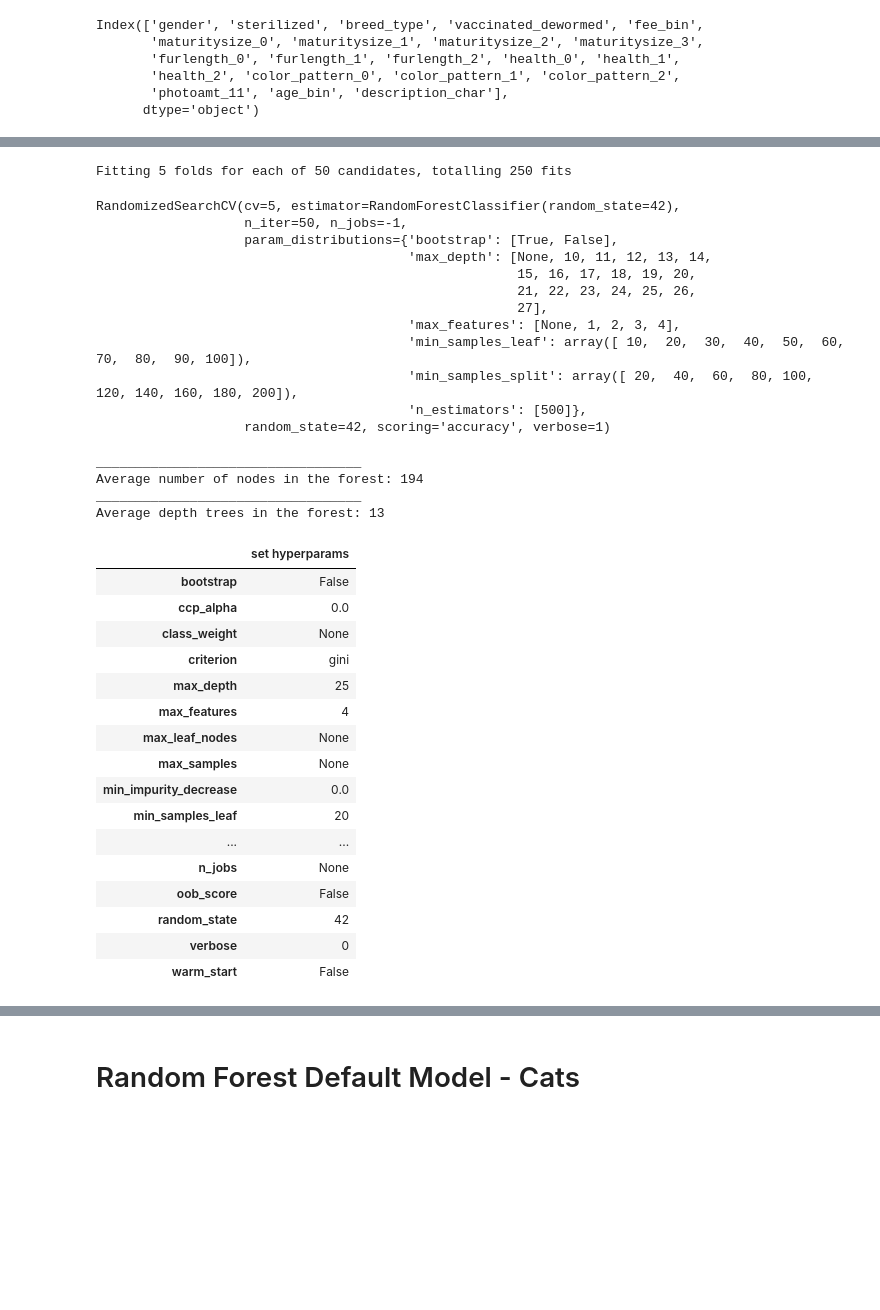
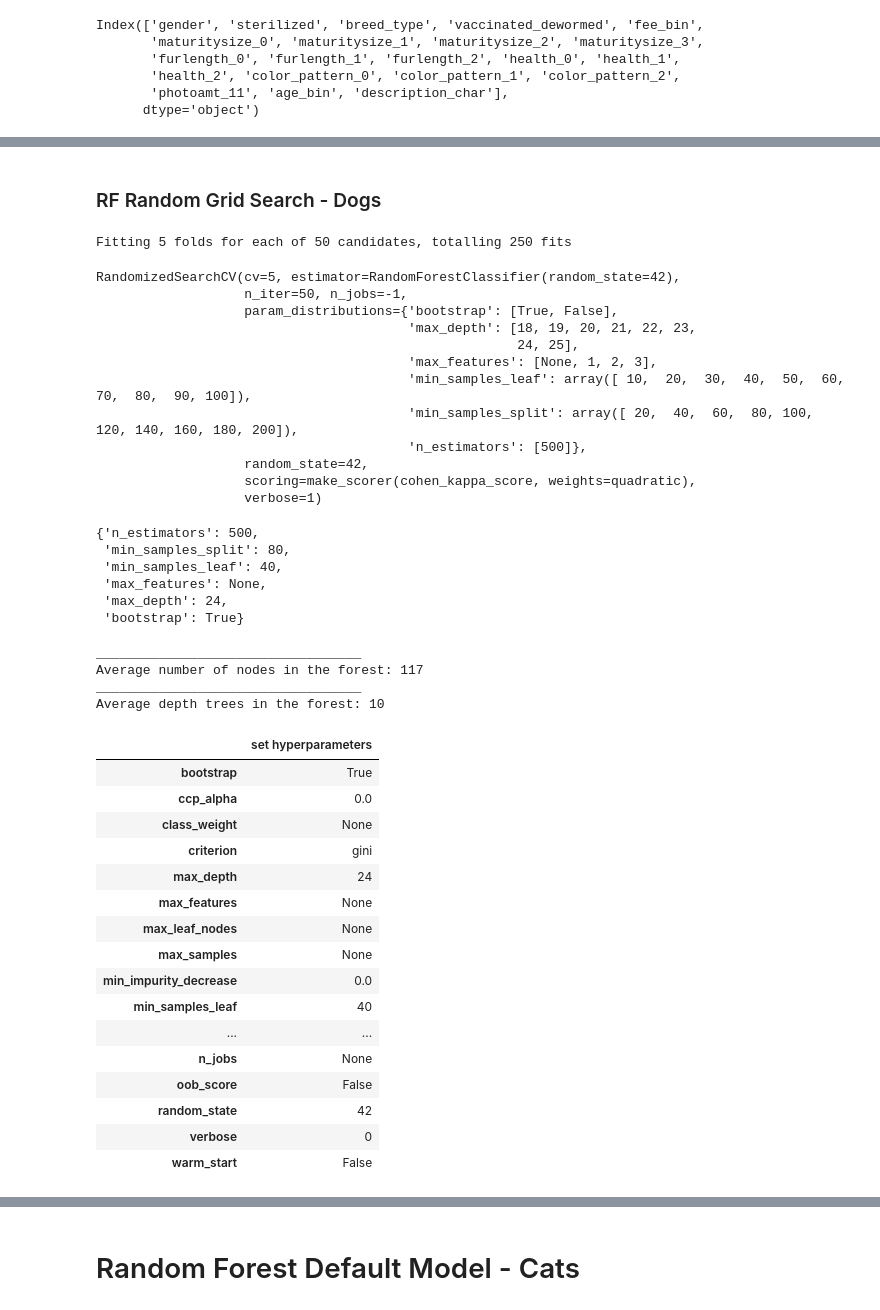
Before and after one commit to LanaCasselmann/ds_capstone_pet_adoptability, a Jupyter notebook: notebooks/forests.ipynb, the cells around one changed output, grey strips where cells are left out. Drawn from its saved outputs; the diff is of its cells as text; code cells hidden in the pictures; blank space fills up the shorter version.

```diff
--- a/notebooks/forests.ipynb
+++ b/notebooks/forests.ipynb
@@ -450,10 +765,14 @@ print(unique, counts)
 # %%
 # read in dogs features and target (4 categories)
 X_train_dogs = pd.read_csv('../data/petfinder-adoption-prediction/train/X_train_dogs_all.csv')
-y_train_dogs_4 = pd.read_csv('../data/petfinder-adoption-prediction/train/y_train_dogs.csv')
+y_train_dogs = pd.read_csv('../data/petfinder-adoption-prediction/train/y_train_dogs.csv')
 
 X_test_dogs = pd.read_csv('../data/petfinder-adoption-prediction/train/X_test_dogs_all.csv')
-y_test_dogs_4 = pd.read_csv('../data/petfinder-adoption-prediction/train/y_test_dogs.csv')
+y_test_dogs = pd.read_csv('../data/petfinder-adoption-prediction/train/y_test_dogs.csv')
+
+# turn target df into 1D-array
+y_train_dogs = y_train_dogs.values.ravel()
+y_test_dogs = y_test_dogs.values.ravel()
 # %%
 X_test_dogs.columns
 # %% [output]
@@ -466,7 +787,7 @@ Index(['gender', 'sterilized', 'breed_type', 'vaccinated_dewormed', 'fee_bin',
 # %%
 # instantiate and fit the default RFC on dogs
 rf_def_dogs = RandomForestClassifier()
-rf_def_dogs.fit(X_train_dogs, y_train_dogs_4)
+rf_def_dogs.fit(X_train_dogs, y_train_dogs)
 
 # predict train-target
 rf_def_dogs_y_train_pred = rf_def_dogs.predict(X_train_dogs)
@@ -526,11 +861,16 @@ Weighted Quadratic Kappa: 0.2872
+# %% [markdown]
+### RF Random Grid Search - Dogs
 # %%
 # Hyperparameter grid based on hyperparameters of the default model for dogs best accuracy:
+
+# make kappa-scorer
+kappa = get_kappa()
 
 # setting hyperparameter grid:
 param_grid = {
     'n_estimators': [500],
-    'max_depth': [None] + list(np.arange(10, 28)),
-    'max_features': [None] + list(np.arange(1,5)),
+    'max_depth': list(np.arange(18, 26)),
+    'max_features': [None] + list(np.arange(1, 4)),
     'min_samples_split': np.linspace(20, 200, 10).astype(int),
     'min_samples_leaf': np.linspace(10, 100, 10).astype(int),
     'bootstrap': [True, False]
@@ -540,67 +880,77 @@ param_grid = {
 estimator = RandomForestClassifier(random_state = 42)
 
 # Create the random search model for best accuracy_score and 250 fits:
-rf_rgs_acc_dogs = RandomizedSearchCV(estimator, param_grid, n_jobs = -1,
-                        scoring = 'accuracy', cv = 5,
+rf_rgs_kappa_dogs = RandomizedSearchCV(estimator, param_grid, n_jobs = -1,
+                        scoring = kappa, cv = 5,
                         n_iter = 50, verbose = 1, random_state=42)
 
 # Fit best model estimated by random search to train data:
-rf_rgs_acc_dogs.fit(X_train_dogs, y_train_dogs_4)
+rf_rgs_kappa_dogs.fit(X_train_dogs, y_train_dogs)
 # %% [output]
 Fitting 5 folds for each of 50 candidates, totalling 250 fits
 RandomizedSearchCV(cv=5, estimator=RandomForestClassifier(random_state=42),
                    n_iter=50, n_jobs=-1,
                    param_distributions={'bootstrap': [True, False],
-                                        'max_depth': [None, 10, 11, 12, 13, 14,
-                                                      15, 16, 17, 18, 19, 20,
-                                                      21, 22, 23, 24, 25, 26,
-                                                      27],
-                                        'max_features': [None, 1, 2, 3, 4],
+                                        'max_depth': [18, 19, 20, 21, 22, 23,
+                                                      24, 25],
+                                        'max_features': [None, 1, 2, 3],
                                         'min_samples_leaf': array([ 10,  20,  30,  40,  50,  60,  70,  80,  90, 100]),
                                         'min_samples_split': array([ 20,  40,  60,  80, 100, 120, 140, 160, 180, 200]),
                                         'n_estimators': [500]},
-                   random_state=42, scoring='accuracy', verbose=1)
+                   random_state=42,
+                   scoring=make_scorer(cohen_kappa_score, weights=quadratic),
+                   verbose=1)
+# %%
+# # check hyperparameters of best estimator:
+rf_rgs_kappa_dogs.best_params_
+# %% [output]
+{'n_estimators': 500,
+ 'min_samples_split': 80,
+ 'min_samples_leaf': 40,
+ 'max_features': None,
+ 'max_depth': 24,
+ 'bootstrap': True}
 # %%
-# instantiate model with best estimators as found by grid search accuracy
-rf_rgs_acc_dogs_model = rf_rgs_acc_dogs.best_estimator_
+# instantiate model with best estimators as found by random grid search kappa
+rf_rgs_kappa_dogs_model = rf_rgs_kappa_dogs.best_estimator_
 
 # predict train-target
-rf_rgs_y_train_pred_dogs = rf_rgs_acc_dogs_model.predict(X_train_dogs)
+rf_rgs_y_train_pred_dogs = rf_rgs_kappa_dogs_model.predict(X_train_dogs)
 # predict test-target
-rf_rgs_y_test_pred_dogs = rf_rgs_acc_dogs_model.predict(X_test_dogs)
+rf_rgs_y_test_pred_dogs = rf_rgs_kappa_dogs_model.predict(X_test_dogs)
 
 # Average number of nodes and depths of trees in the forest
 n_nodes = []
 depths = []
 
-for single_tree in rf_rgs_acc_dogs_model.estimators_:
+for single_tree in rf_rgs_kappa_dogs_model.estimators_:
     n_nodes.append(single_tree.tree_.node_count)
     depths.append(single_tree.tree_.max_depth)
 
 print('__________________________________')
 print(f'Average number of nodes in the forest: {int(np.mean(n_nodes))}')
 print('__________________________________')
 print(f'Average depth trees in the forest: {int(np.mean(depths))}')
 print(' ')
 print(' ')
 
-model_hyperparams(rf_rgs_acc_dogs_model)
+model_hyperparams(rf_rgs_kappa_dogs_model)
 # %% [output]
 __________________________________
-Average number of nodes in the forest: 194
+Average number of nodes in the forest: 117
 __________________________________
-Average depth trees in the forest: 13
+Average depth trees in the forest: 10
-|  | set hyperparams |
-| bootstrap | False |
+|  | set hyperparameters |
+| bootstrap | True |
 | ccp_alpha | 0.0 |
 | class_weight | None |
 | criterion | gini |
-| max_depth | 25 |
-| max_features | 4 |
+| max_depth | 24 |
+| max_features | None |
 | max_leaf_nodes | None |
 | max_samples | None |
 | min_impurity_decrease | 0.0 |
-| min_samples_leaf | 20 |
+| min_samples_leaf | 40 |
 | ... | ... |
 | n_jobs | None |
 | oob_score | False |
```
Also changed, not shown: parts of 58 cells of this notebook, 2 other files.
